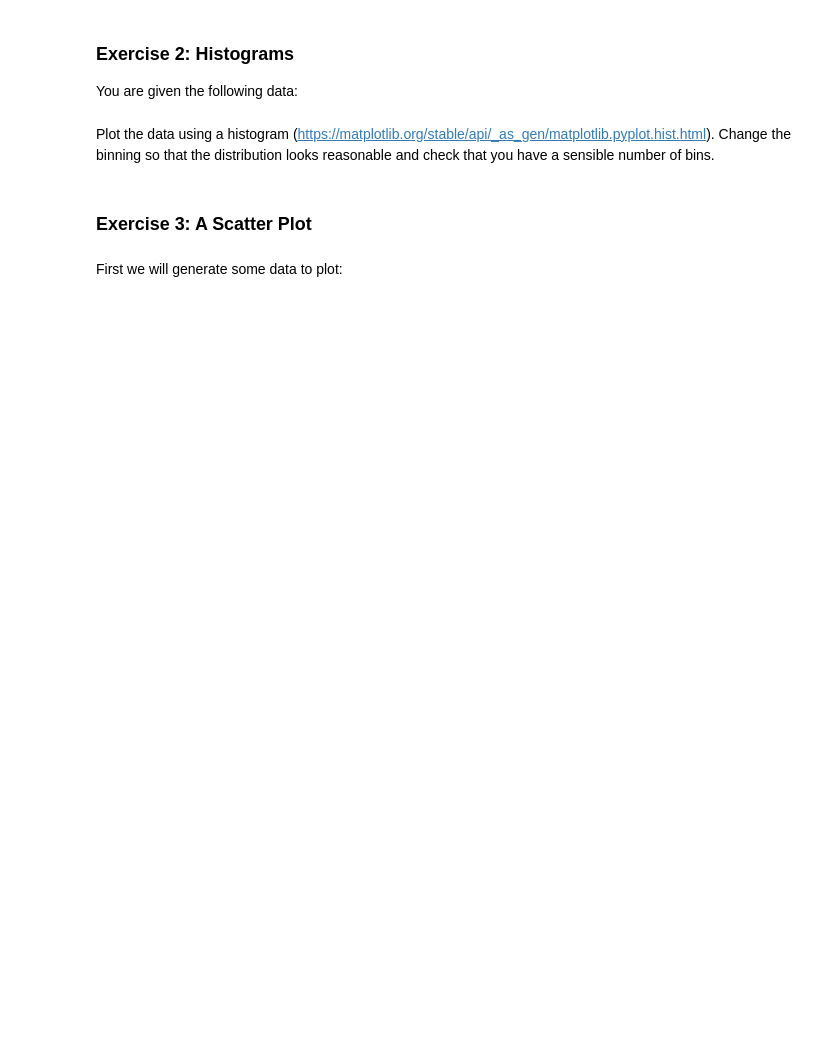
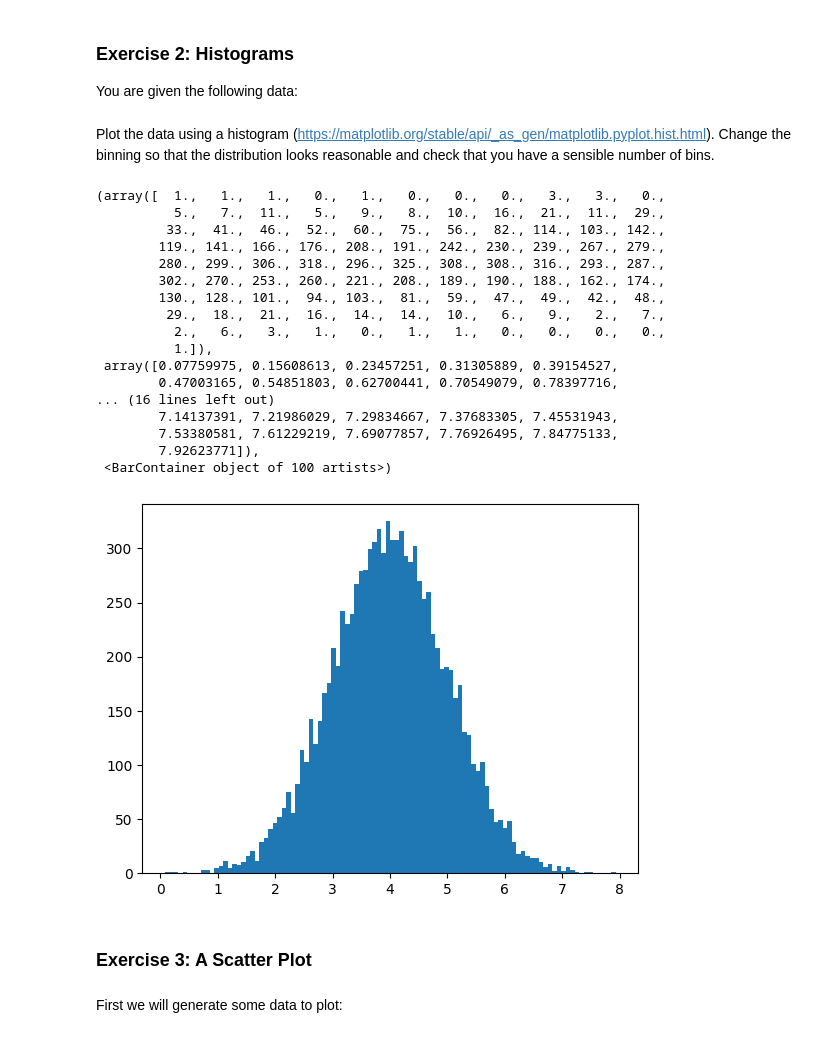
Before and after one commit to abbeywaldron/research_methods_2025, a Jupyter notebook: visualisation_2.ipynb, the cells around one changed output. Drawn from its saved outputs; the diff is of its cells as text; code cells hidden in the pictures; blank space fills up the shorter version.

```diff
--- a/visualisation_2.ipynb
+++ b/visualisation_2.ipynb
@@ -19,6 +40,27 @@ You are given the following data:
 data = np.random.normal(4.0,1.0,10000)
 # %% [markdown]
 Plot the data using a histogram (https://matplotlib.org/stable/api/_as_gen/matplotlib.pyplot.hist.html).  Change the binning so that the distribution looks reasonable and check that you have a sensible number of bins.
+# %%
+plt.hist(data, bins=100)
+# %% [output]
+(array([  1.,   1.,   1.,   0.,   1.,   0.,   0.,   0.,   3.,   3.,   0.,
+          5.,   7.,  11.,   5.,   9.,   8.,  10.,  16.,  21.,  11.,  29.,
+         33.,  41.,  46.,  52.,  60.,  75.,  56.,  82., 114., 103., 142.,
+        119., 141., 166., 176., 208., 191., 242., 230., 239., 267., 279.,
+        280., 299., 306., 318., 296., 325., 308., 308., 316., 293., 287.,
+        302., 270., 253., 260., 221., 208., 189., 190., 188., 162., 174.,
+        130., 128., 101.,  94., 103.,  81.,  59.,  47.,  49.,  42.,  48.,
+         29.,  18.,  21.,  16.,  14.,  14.,  10.,   6.,   9.,   2.,   7.,
+          2.,   6.,   3.,   1.,   0.,   1.,   1.,   0.,   0.,   0.,   0.,
+          1.]),
+ array([0.07759975, 0.15608613, 0.23457251, 0.31305889, 0.39154527,
+        0.47003165, 0.54851803, 0.62700441, 0.70549079, 0.78397716,
+... (16 lines left out)
+        7.14137391, 7.21986029, 7.29834667, 7.37683305, 7.45531943,
+        7.53380581, 7.61229219, 7.69077857, 7.76926495, 7.84775133,
+        7.92623771]),
+ <BarContainer object of 100 artists>)
+[figure, added]
 # %% [markdown]
 ### Exercise 3: A Scatter Plot
 # %% [markdown]
```
Also changed, not shown: parts of 11 cells of this notebook, 2 other files.
